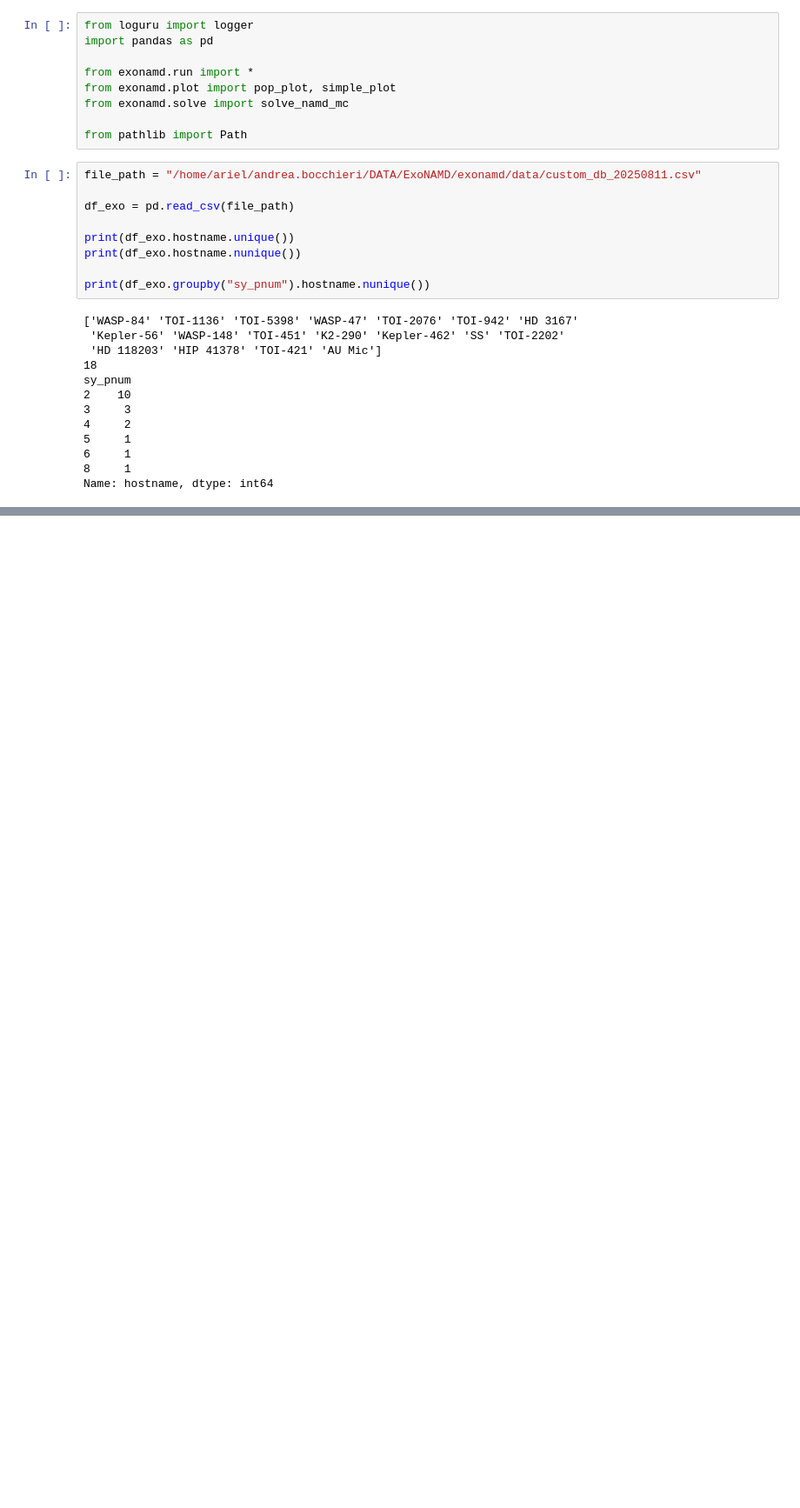
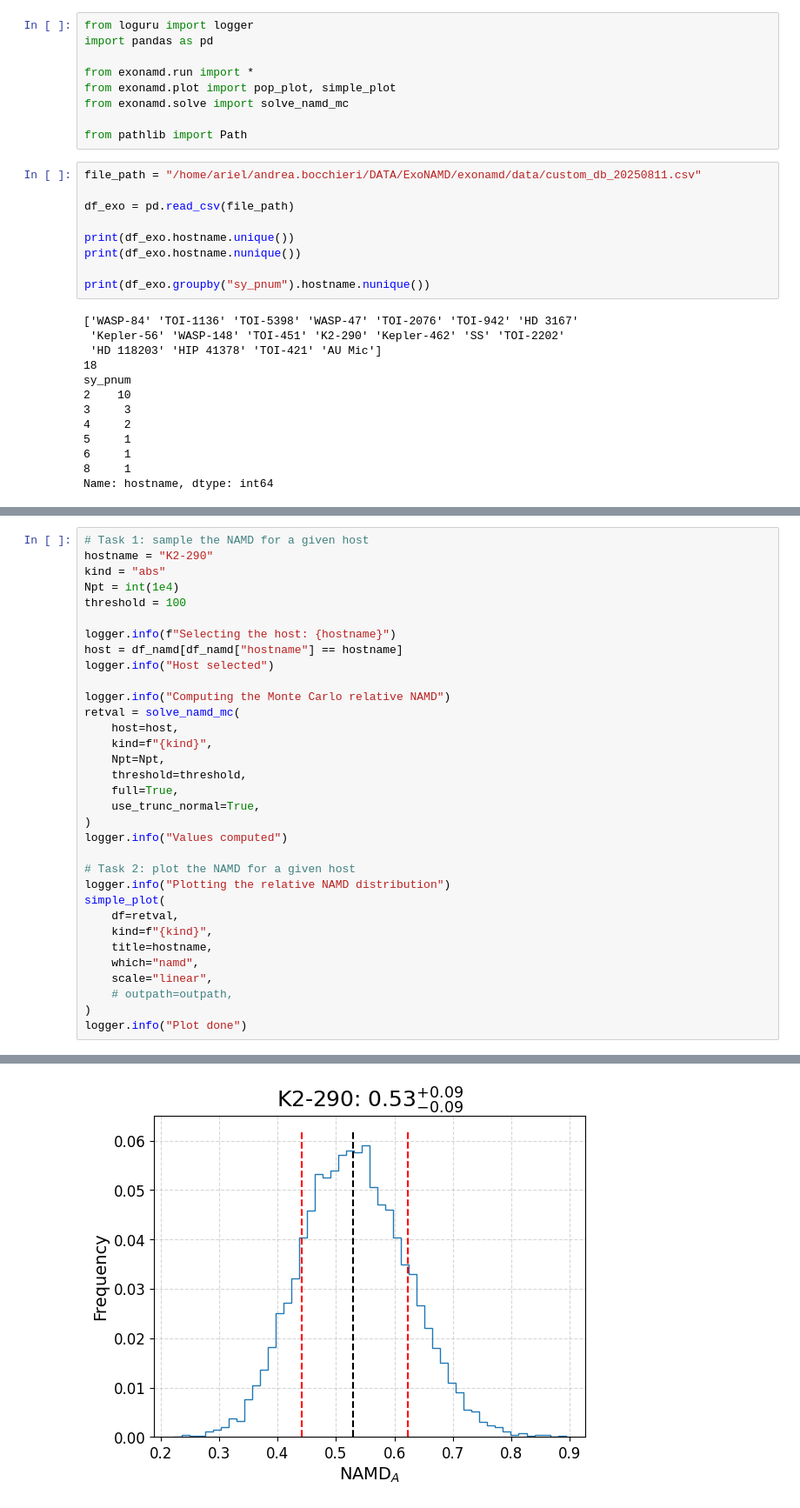
Before and after one commit to abocchieri/ExoNAMD, a Jupyter notebook: notebook/paper_fig2.ipynb, the cells around one changed output, grey strips where cells are left out. Shown at 87% size. Cells and saved outputs as stored; diff of their text form; blank space fills up the shorter version.

```diff
--- a/notebook/paper_fig2.ipynb
+++ b/notebook/paper_fig2.ipynb
@@ -105,0 +118,34 @@ logger.info("Plot done")
+# %%
+# Task 1: sample the NAMD for a given host
+hostname = "K2-290"
+kind = "abs"
+Npt = int(1e4)
+threshold = 100
+
+logger.info(f"Selecting the host: {hostname}")
+host = df_namd[df_namd["hostname"] == hostname]
+logger.info("Host selected")
+
+logger.info("Computing the Monte Carlo relative NAMD")
+retval = solve_namd_mc(
+    host=host,
+    kind=f"{kind}",
+    Npt=Npt,
+    threshold=threshold,
+    full=True,
+    use_trunc_normal=True,
+)
+logger.info("Values computed")
+
+# Task 2: plot the NAMD for a given host
+logger.info("Plotting the relative NAMD distribution")
+simple_plot(
+    df=retval,
+    kind=f"{kind}",
+    title=hostname,
+    which="namd",
+    scale="linear",
+    # outpath=outpath,
+)
+logger.info("Plot done")
+# %% [output]
@@ -105,0 +163 @@ logger.info("Plot done")
+[figure, added]
```
Also changed, not shown: parts of 5 cells of this notebook, 2 other files.
